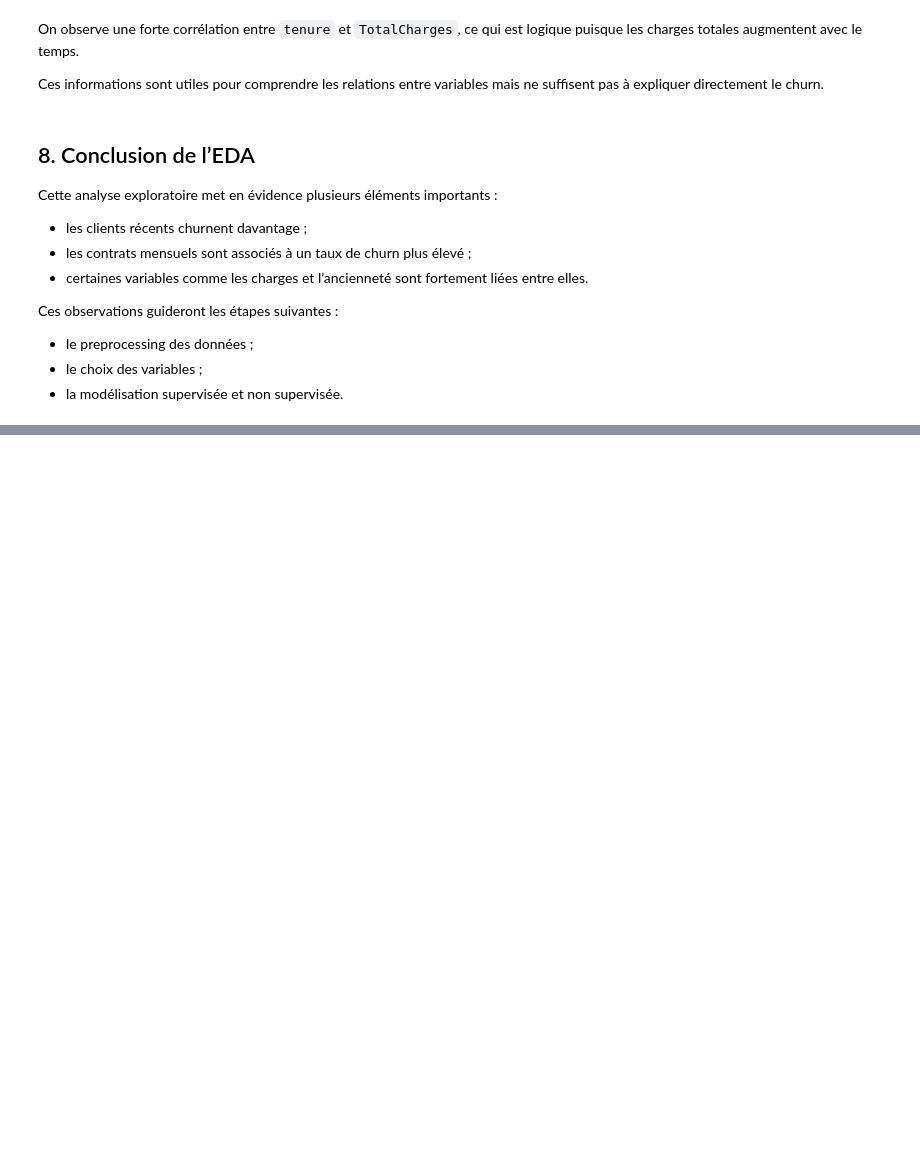
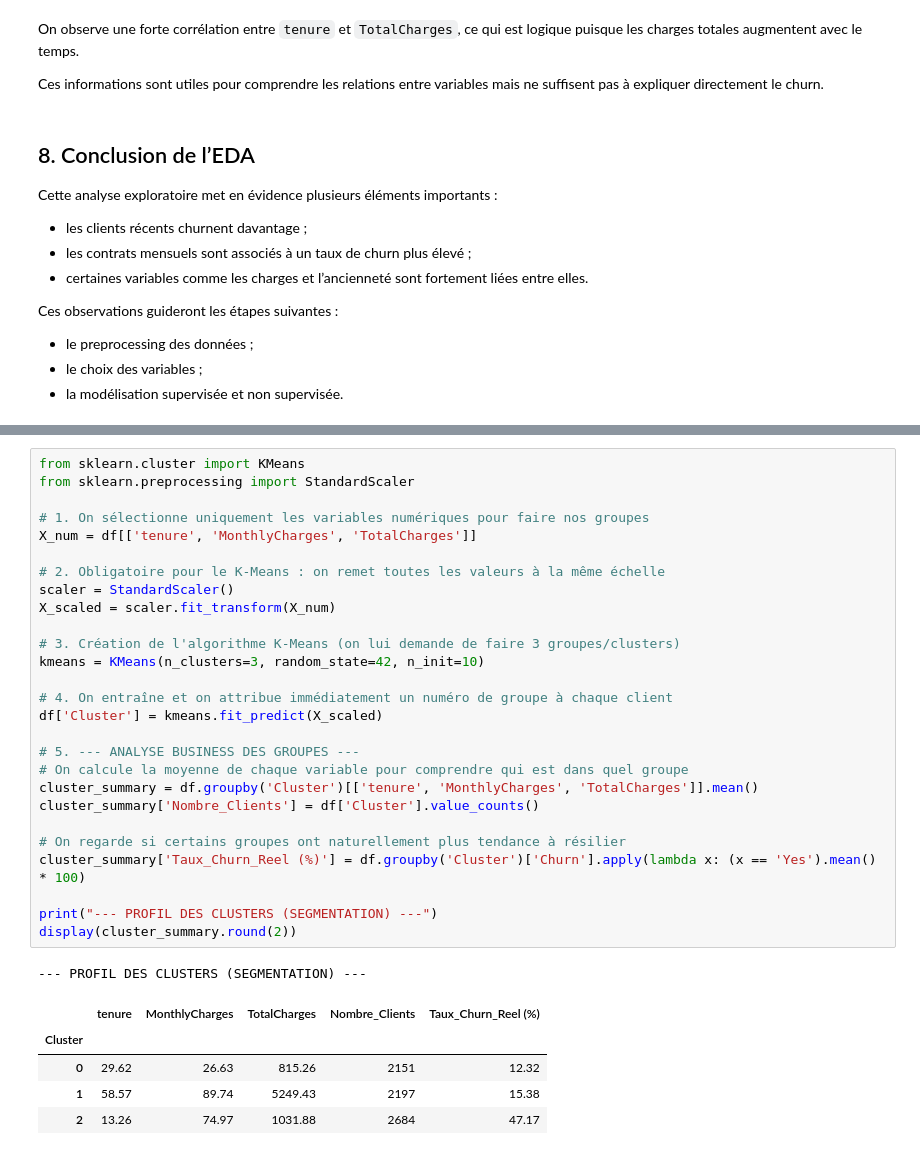
Before and after one commit to Sglinggling/Data-Science-Telco-Churn, a Jupyter notebook: eda.ipynb, the cells around one changed output, grey strips where cells are left out. Cells and saved outputs as stored; diff of their text form; blank space fills up the shorter version.

Commit message:
Preprocessing et Modele supervisee et non supervisee

```diff
--- a/eda.ipynb
+++ b/eda.ipynb
@@ -178,0 +248,34 @@ Ces observations guideront les étapes suivantes :
+# %%
+from sklearn.cluster import KMeans
+from sklearn.preprocessing import StandardScaler
+
+# 1. On sélectionne uniquement les variables numériques pour faire nos groupes
+X_num = df[['tenure', 'MonthlyCharges', 'TotalCharges']]
+
+# 2. Obligatoire pour le K-Means : on remet toutes les valeurs à la même échelle
+scaler = StandardScaler()
+X_scaled = scaler.fit_transform(X_num)
+
+# 3. Création de l'algorithme K-Means (on lui demande de faire 3 groupes/clusters)
+kmeans = KMeans(n_clusters=3, random_state=42, n_init=10)
+
+# 4. On entraîne et on attribue immédiatement un numéro de groupe à chaque client
+df['Cluster'] = kmeans.fit_predict(X_scaled)
+
+# 5. --- ANALYSE BUSINESS DES GROUPES ---
+# On calcule la moyenne de chaque variable pour comprendre qui est dans quel groupe
+cluster_summary = df.groupby('Cluster')[['tenure', 'MonthlyCharges', 'TotalCharges']].mean()
+cluster_summary['Nombre_Clients'] = df['Cluster'].value_counts()
+
+# On regarde si certains groupes ont naturellement plus tendance à résilier
+cluster_summary['Taux_Churn_Reel (%)'] = df.groupby('Cluster')['Churn'].apply(lambda x: (x == 'Yes').mean() * 100)
+
+print("--- PROFIL DES CLUSTERS (SEGMENTATION) ---")
+display(cluster_summary.round(2))
+# %% [output]
+--- PROFIL DES CLUSTERS (SEGMENTATION) ---
+|  | tenure | MonthlyCharges | TotalCharges | Nombre_Clients | Taux_Churn_Reel (%) |
+| Cluster |  |  |  |  |  |
+| 0 | 29.62 | 26.63 | 815.26 | 2151 | 12.32 |
+| 1 | 58.57 | 89.74 | 5249.43 | 2197 | 15.38 |
+| 2 | 13.26 | 74.97 | 1031.88 | 2684 | 47.17 |
```
Also changed, not shown: parts of 2 cells of this notebook.
